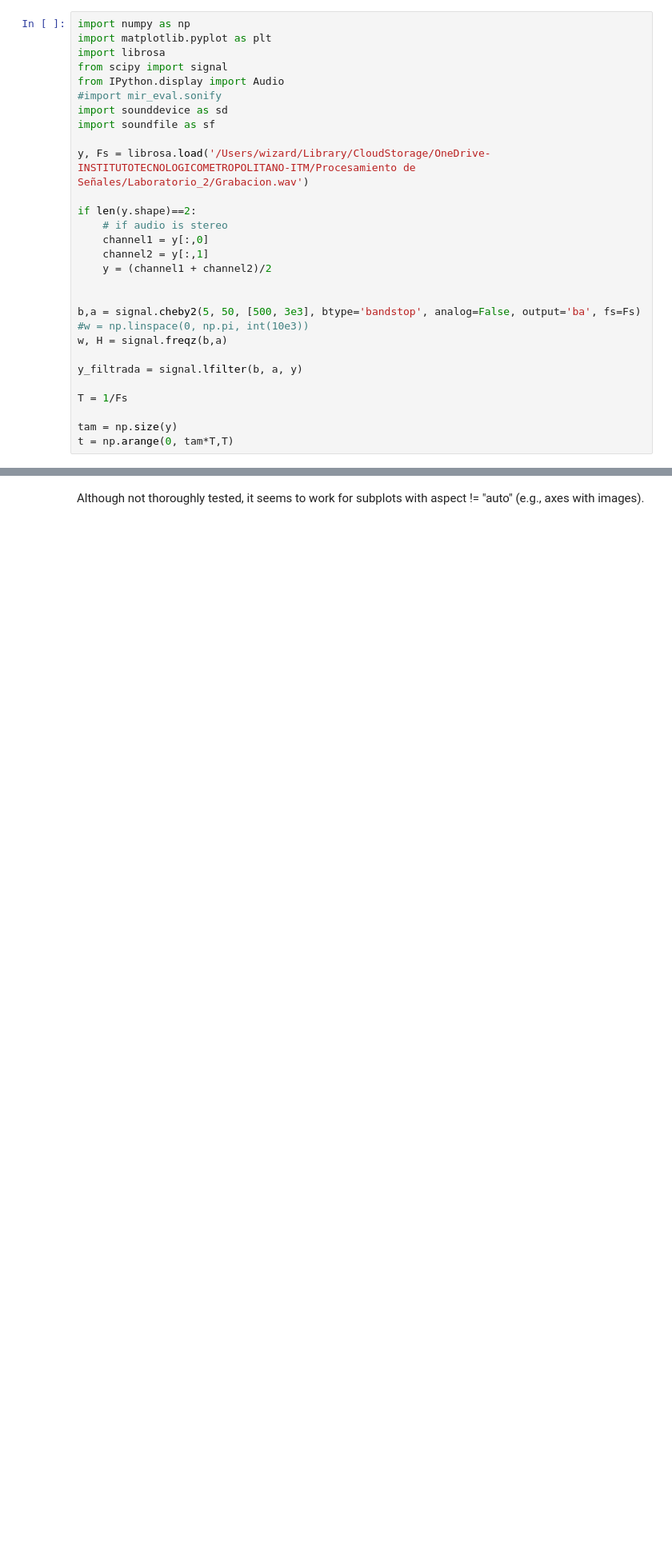
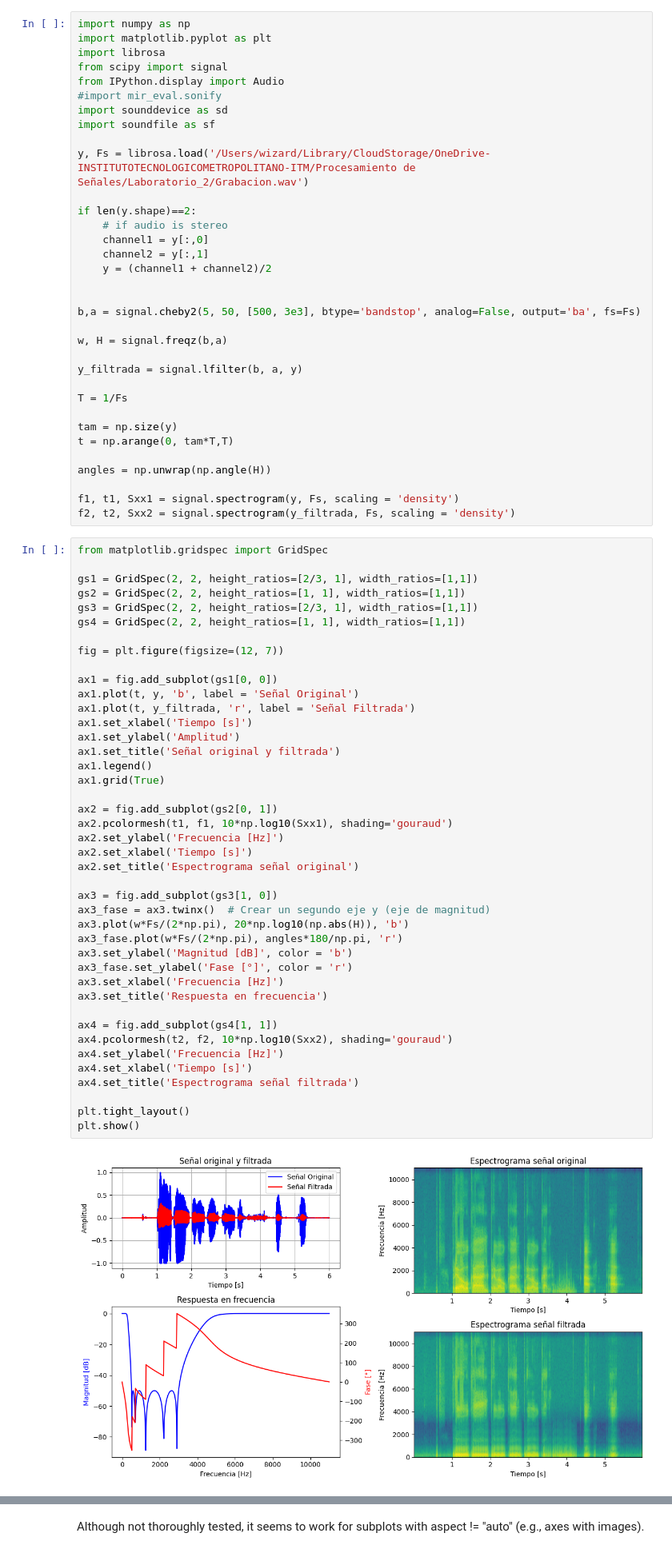
Before and after one commit to Wizardlyfix/Lab-2-Procesamiento, a Jupyter notebook: tight_layout_guide.ipynb, the cells around one changed output, grey strips where cells are left out. Shown at 80% size. Cells and saved outputs as stored; diff of their text form; blank space fills up the shorter version.

```diff
--- a/tight_layout_guide.ipynb
+++ b/tight_layout_guide.ipynb
@@ -42,7 +42,7 @@ if len(y.shape)==2:
 
 
 b,a = signal.cheby2(5, 50, [500, 3e3], btype='bandstop', analog=False, output='ba', fs=Fs)
-#w = np.linspace(0, np.pi, int(10e3))
+
 w, H = signal.freqz(b,a)
 
 y_filtrada = signal.lfilter(b, a, y)
@@ -51,3 +51,52 @@ T = 1/Fs
 
 tam = np.size(y)
 t = np.arange(0, tam*T,T)
+
+angles = np.unwrap(np.angle(H))
+
+f1, t1, Sxx1 = signal.spectrogram(y, Fs, scaling = 'density')
+f2, t2, Sxx2 = signal.spectrogram(y_filtrada, Fs, scaling = 'density')
+# %%
+from matplotlib.gridspec import GridSpec
+
+gs1 = GridSpec(2, 2, height_ratios=[2/3, 1], width_ratios=[1,1])
+gs2 = GridSpec(2, 2, height_ratios=[1, 1], width_ratios=[1,1])
+gs3 = GridSpec(2, 2, height_ratios=[2/3, 1], width_ratios=[1,1])
+gs4 = GridSpec(2, 2, height_ratios=[1, 1], width_ratios=[1,1])
+
+fig = plt.figure(figsize=(12, 7))
+
+ax1 = fig.add_subplot(gs1[0, 0])
+ax1.plot(t, y, 'b', label = 'Señal Original')
+ax1.plot(t, y_filtrada, 'r', label = 'Señal Filtrada')
+ax1.set_xlabel('Tiempo [s]')
+ax1.set_ylabel('Amplitud')
+ax1.set_title('Señal original y filtrada')
+ax1.legend()
+ax1.grid(True)
+
+ax2 = fig.add_subplot(gs2[0, 1])
+ax2.pcolormesh(t1, f1, 10*np.log10(Sxx1), shading='gouraud')
+ax2.set_ylabel('Frecuencia [Hz]')
+ax2.set_xlabel('Tiempo [s]')
+ax2.set_title('Espectrograma señal original')
+
+ax3 = fig.add_subplot(gs3[1, 0])
+ax3_fase = ax3.twinx()  # Crear un segundo eje y (eje de magnitud)
+ax3.plot(w*Fs/(2*np.pi), 20*np.log10(np.abs(H)), 'b')
+ax3_fase.plot(w*Fs/(2*np.pi), angles*180/np.pi, 'r')
+ax3.set_ylabel('Magnitud [dB]', color = 'b')
+ax3_fase.set_ylabel('Fase [°]', color = 'r')
+ax3.set_xlabel('Frecuencia [Hz]')
+ax3.set_title('Respuesta en frecuencia')
+
+ax4 = fig.add_subplot(gs4[1, 1])
+ax4.pcolormesh(t2, f2, 10*np.log10(Sxx2), shading='gouraud')
+ax4.set_ylabel('Frecuencia [Hz]')
+ax4.set_xlabel('Tiempo [s]')
+ax4.set_title('Espectrograma señal filtrada')
+
+plt.tight_layout()
+plt.show()
+# %% [output]
+[figure, added]
```
Also changed, not shown: parts of 3 cells of this notebook, 1 other file.
